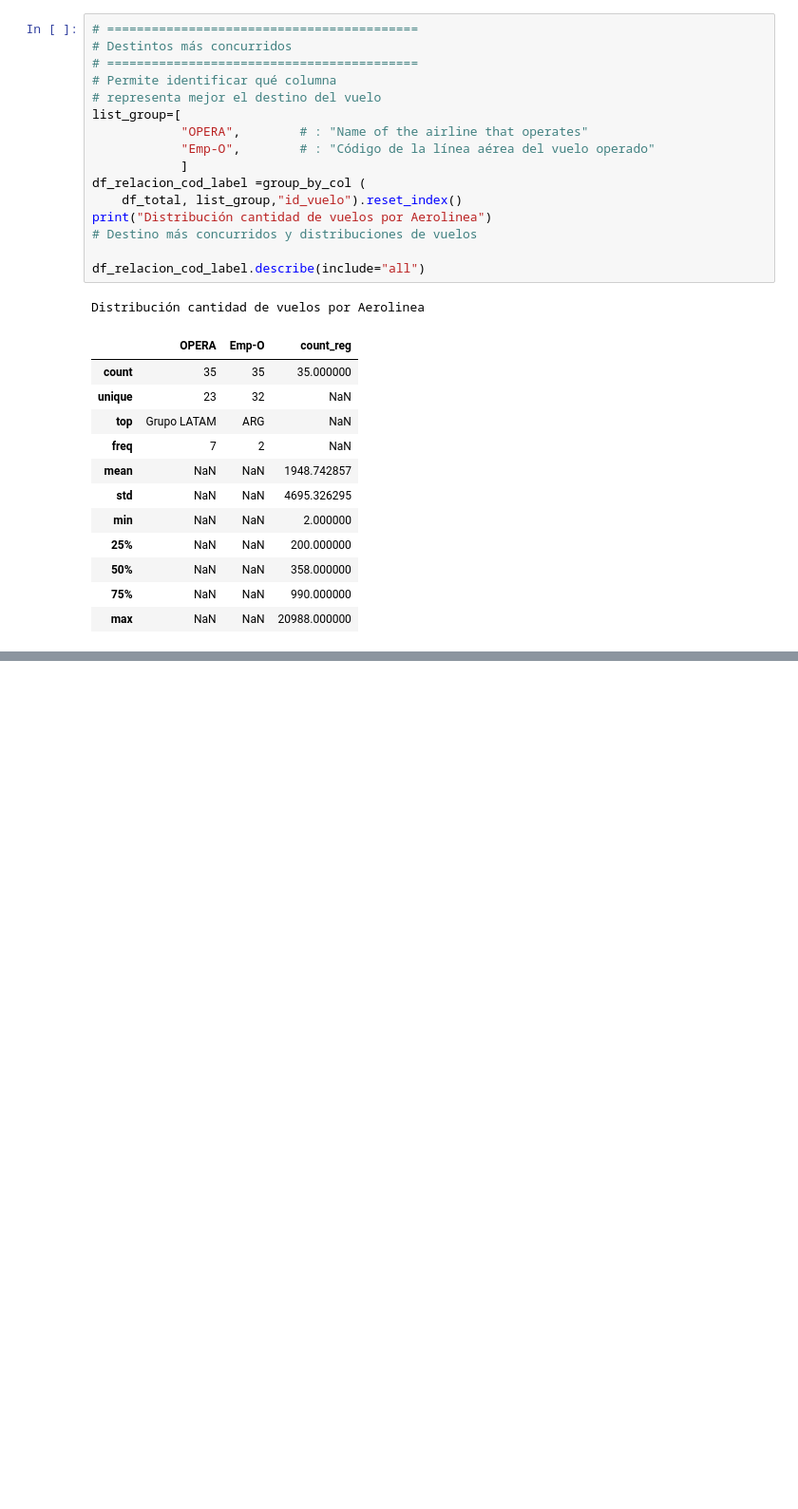
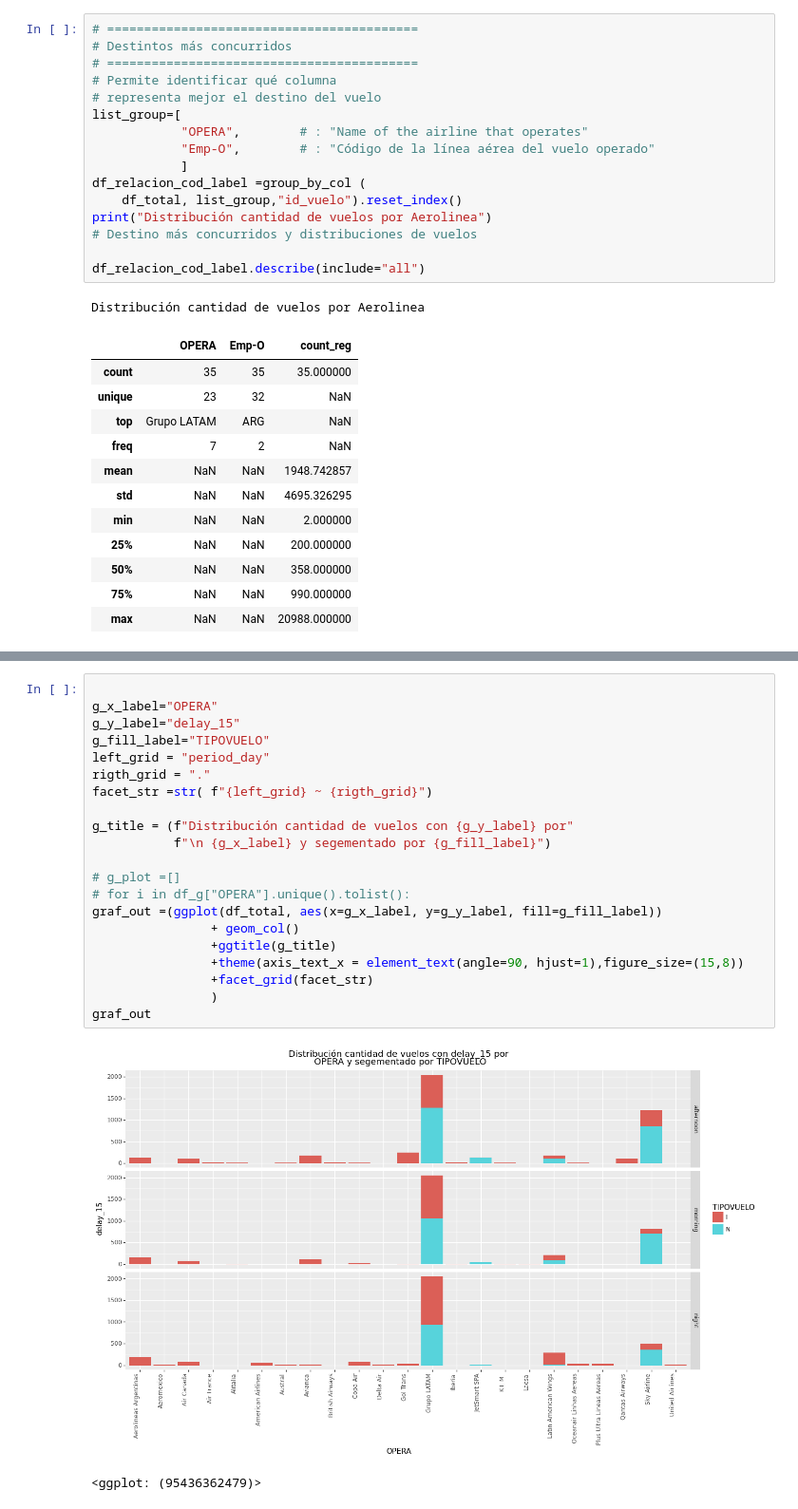
Before and after one commit to rolftb/Challenge-Data-Scientist-Rolf-Traeger, a Jupyter notebook: Transformacion.ipynb, the cells around one changed output, grey strips where cells are left out. Shown at 95% size. Saved outputs shown, nothing was run; the diff lists cells and outputs as text; blank space fills up the shorter version.

```diff
--- a/Transformacion.ipynb
+++ b/Transformacion.ipynb
@@ -495,0 +535,24 @@ Distribución cantidad de vuelos por Aerolinea
+# %%
+
+g_x_label="OPERA"
+g_y_label="delay_15"
+g_fill_label="TIPOVUELO"
+left_grid = "period_day"
+rigth_grid = "."
+facet_str =str( f"{left_grid} ~ {rigth_grid}")
+
+g_title = (f"Distribución cantidad de vuelos con {g_y_label} por"
+           f"\n {g_x_label} y segementado por {g_fill_label}")
+
+# g_plot =[]
+# for i in df_g["OPERA"].unique().tolist():
+graf_out =(ggplot(df_total, aes(x=g_x_label, y=g_y_label, fill=g_fill_label))
+                + geom_col()
+                +ggtitle(g_title)
+                +theme(axis_text_x = element_text(angle=90, hjust=1),figure_size=(15,8))
+                +facet_grid(facet_str)
+                )
+graf_out
+# %% [output]
+[figure, added]
+<ggplot: (95436362479)>
```
Also changed, not shown: parts of 4 cells of this notebook.
